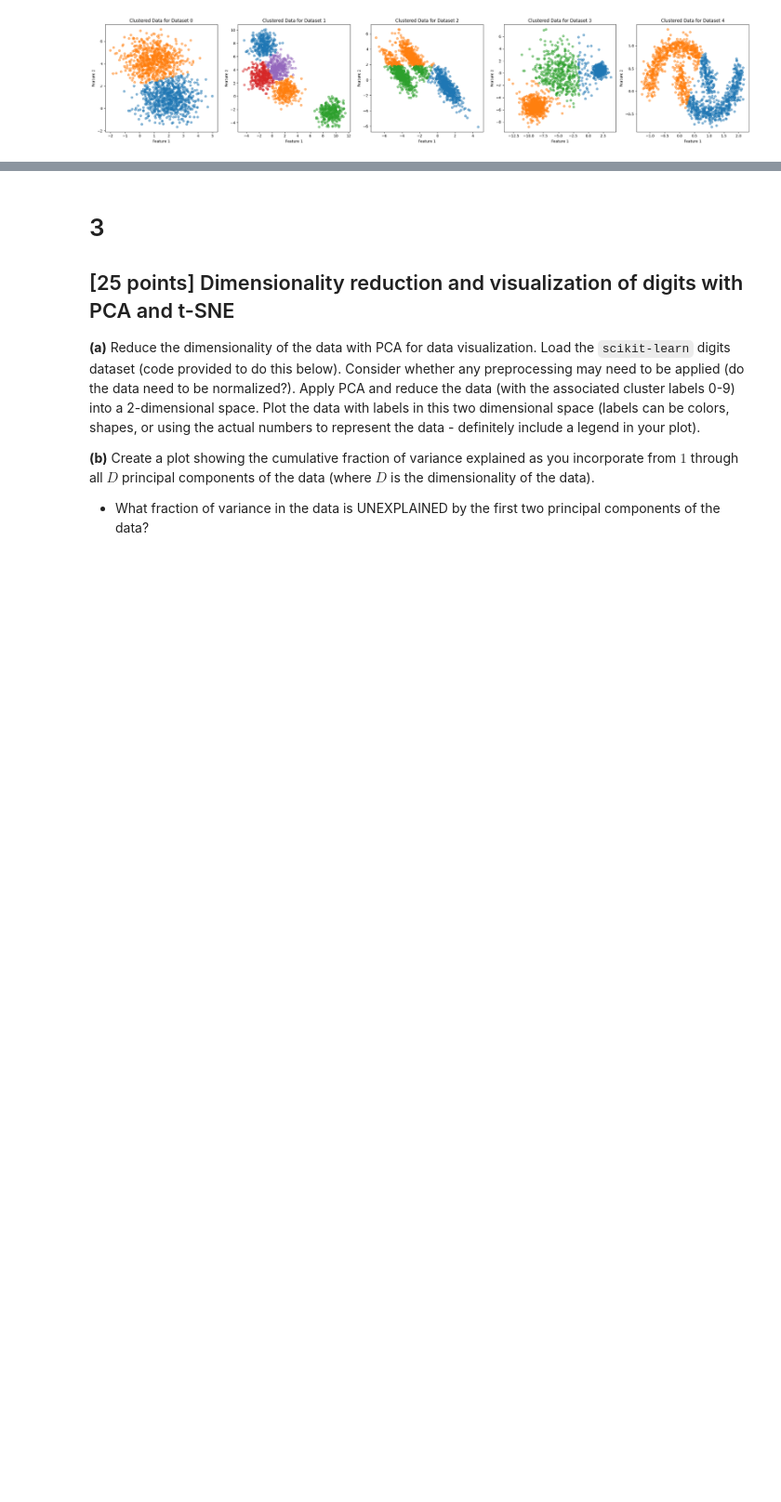
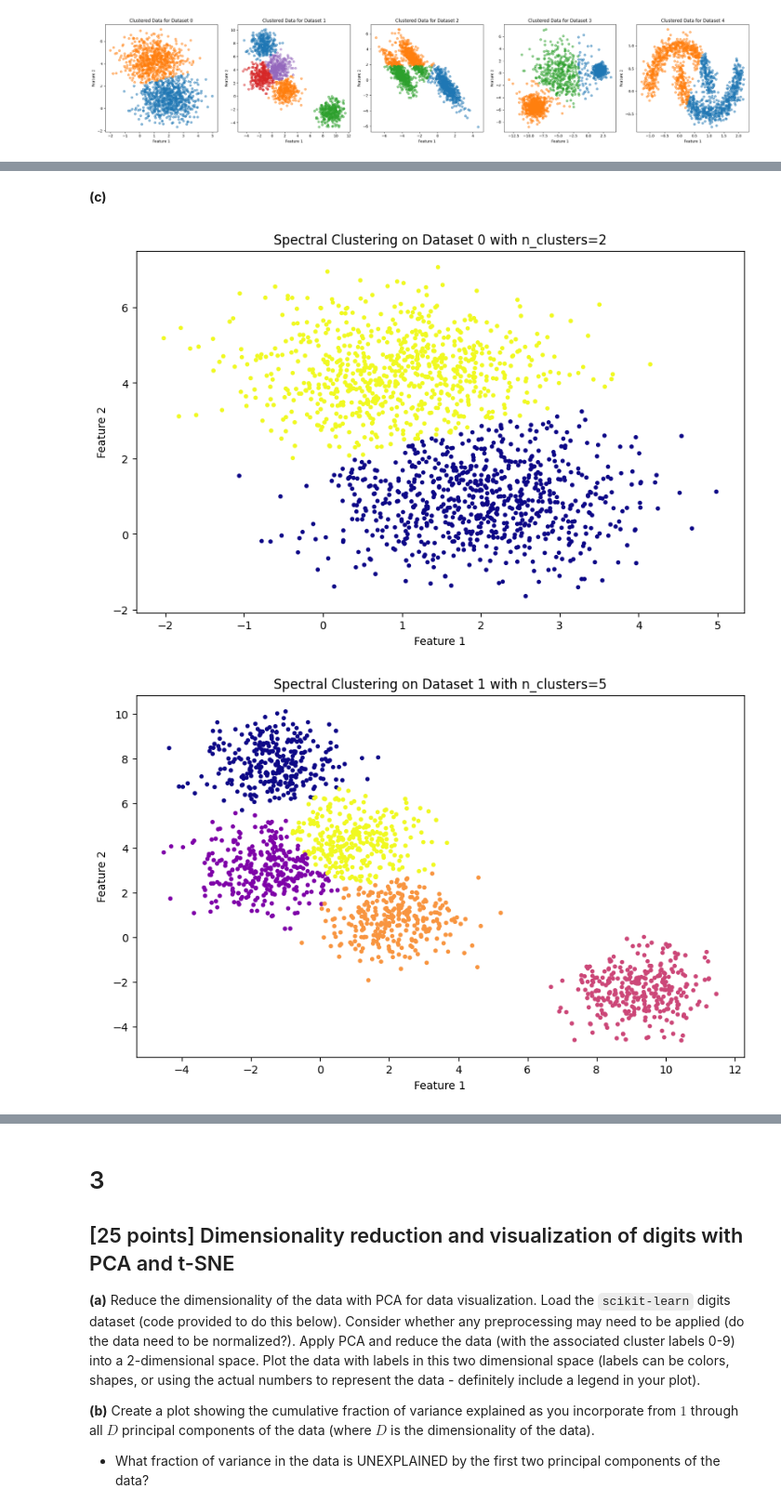
Before and after one commit to nogibjj/ML-Assignment5, a Jupyter notebook: Assignment_5.ipynb, the cells around one changed output, grey strips where cells are left out. Shown at 93% size. Saved outputs shown, nothing was run; the diff lists cells and outputs as text; code cells hidden in the pictures; blank space fills up the shorter version.

```diff
--- a/Assignment_5.ipynb
+++ b/Assignment_5.ipynb
@@ -178,0 +259,23 @@ plt.show()
+# %% [markdown]
+**(c)**
+# %%
+from sklearn.cluster import SpectralClustering
+
+for i, data in enumerate(X):
+    # apply Spectral Clustering with the number of clusters determined by k-means
+    sc = SpectralClustering(n_clusters=chosen_ks[i], affinity='nearest_neighbors',
+                            assign_labels='kmeans', random_state=0)
+
+    # fit the model to the data and predict cluster assignments
+    labels = sc.fit_predict(data)
+
+    # plot the results
+    plt.figure(figsize=(10, 6))
+    plt.scatter(data[:, 0], data[:, 1], c=labels, cmap='plasma', marker='.')
+    plt.title(f'Spectral Clustering on Dataset {i} with n_clusters={chosen_ks[i]}')
+    plt.xlabel('Feature 1')
+    plt.ylabel('Feature 2')
+    plt.show()
+# %% [output]
+[figure, added]
+[figure, added]
```
Also changed, not shown: parts of 6 cells of this notebook.
